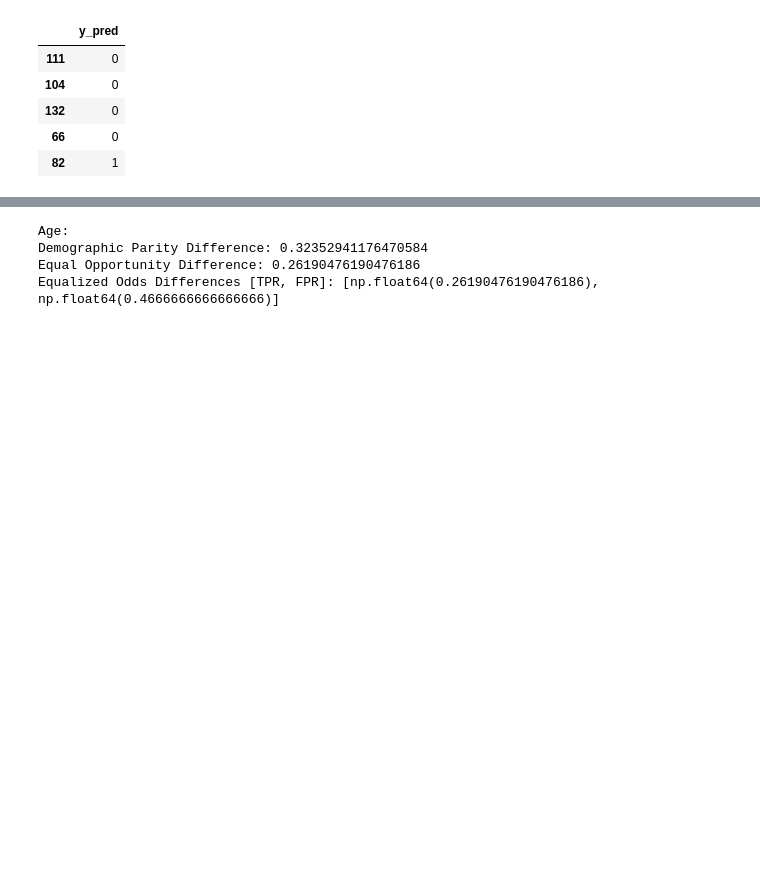
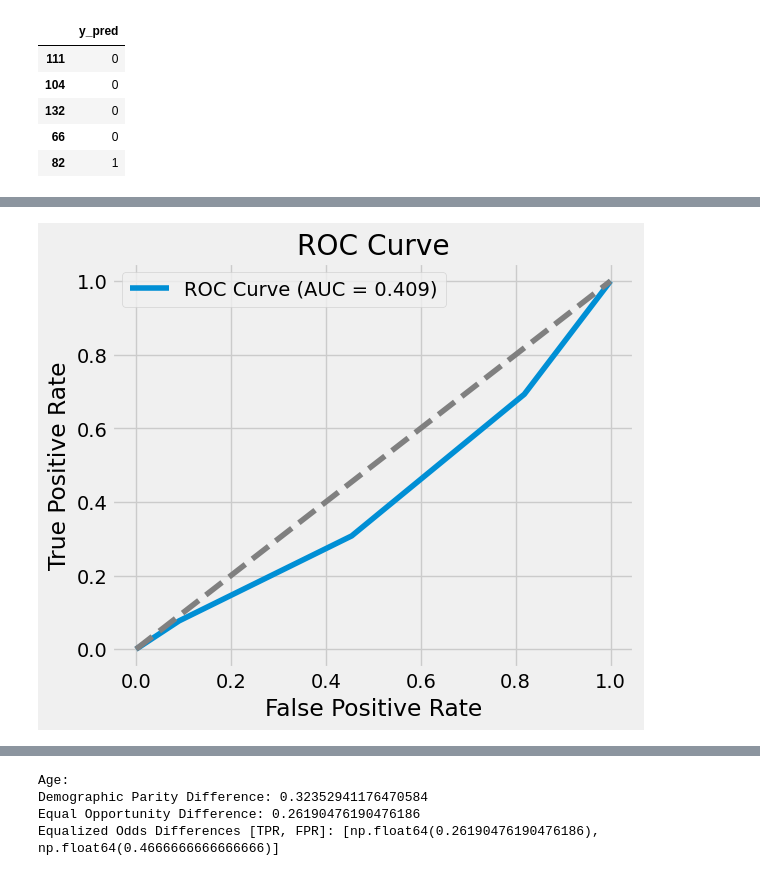
Before and after one commit to FuadCd/Absenteeism-Data-Analysis-Fairness-Evaluation-Project, a Jupyter notebook: Absenteeism_Data_Analysis_Fairness_Evaluation_Project.ipynb, the cells around one changed output, grey strips where cells are left out. Cells and saved outputs as stored; diff of their text form; code cells hidden in the pictures; blank space fills up the shorter version.

```diff
--- a/Absenteeism_Data_Analysis_Fairness_Evaluation_Project.ipynb
+++ b/Absenteeism_Data_Analysis_Fairness_Evaluation_Project.ipynb
@@ -347,0 +340,20 @@ weighted avg       0.51      0.38      0.39        37
+# %%
+'''
+Classification performance on the test set for fairness evaluation and overall performance
+'''
+
+print(classification_report(Y_test, Y_pred['y_pred']))
+
+# Additional metrics
+precision = precision_score(Y_test, Y_pred['y_pred'])
+recall = recall_score(Y_test, Y_pred['y_pred'])
+f1 = f1_score(Y_test, Y_pred['y_pred'])
+
+# Predicted probabilities for ROC-AUC
+Y_proba = model.predict_proba(X_test)[:, 1]
+roc_auc = roc_auc_score(Y_test, Y_proba)
+
+print("Overall Precision:", precision)
+print("Overall Recall:", recall)
+print("Overall F1 Score:", f1)
+print("ROC-AUC:", roc_auc)
@@ -347,0 +374,16 @@ weighted avg       0.51      0.38      0.39        37
+# %%
+'''
+Plotting ROC-AUC curve
+'''
+fpr, tpr, thresholds = roc_curve(Y_test, Y_proba)
+
+plt.figure(figsize=(6,5))
+plt.plot(fpr, tpr, label=f"ROC Curve (AUC = {roc_auc:.3f})")
+plt.plot([0,1], [0,1], linestyle='--', color='gray')
+plt.xlabel("False Positive Rate")
+plt.ylabel("True Positive Rate")
+plt.title("ROC Curve")
+plt.legend()
+plt.show()
+# %% [output]
+[figure, added]
```
Also changed, not shown: parts of 4 cells of this notebook.
